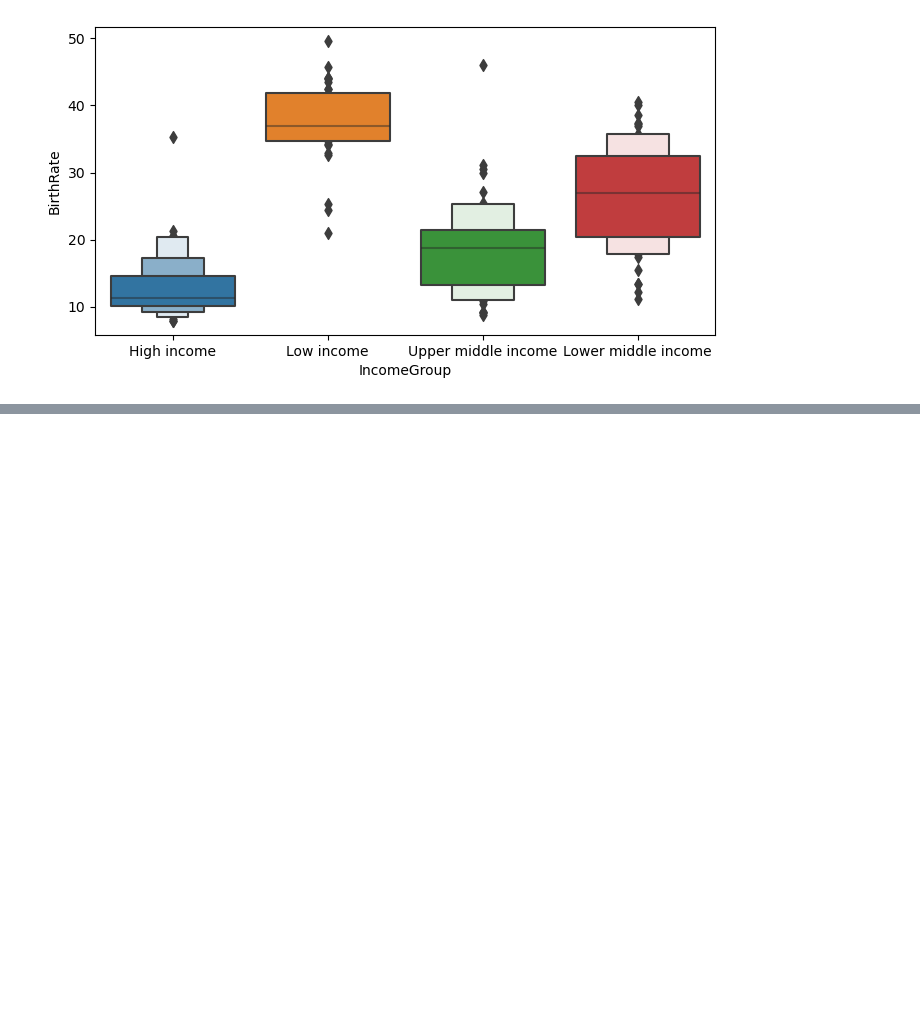
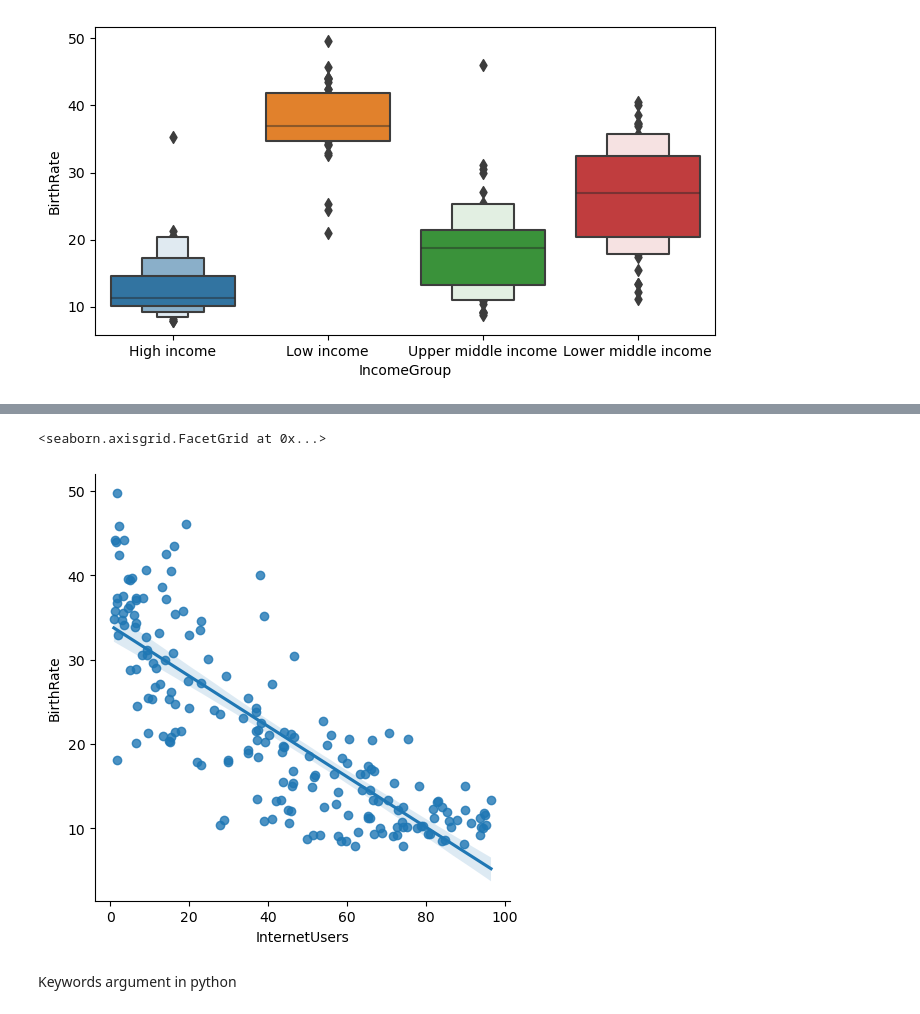
Before and after one commit to vishvadeepaktripathi/Udemy_python_cource, a Jupyter notebook: Udemy_For_loop.ipynb, the cells around one changed output, grey strips where cells are left out. Cells and saved outputs as stored; diff of their text form; code cells hidden in the pictures; blank space fills up the shorter version.

```diff
--- a/Udemy_For_loop.ipynb
+++ b/Udemy_For_loop.ipynb
@@ -866,0 +912,7 @@ vis3 = sns.boxenplot(data = Stat2, x = 'IncomeGroup', y="BirthRate")
+# %%
+srb.lmplot(x="InternetUsers", y="BirthRate", data=Stat2)
+# %% [output]
+<seaborn.axisgrid.FacetGrid at 0x...>
+[figure, added]
+# %% [markdown]
+Keywords argument in python
```
Also changed, not shown: parts of 10 cells of this notebook.
